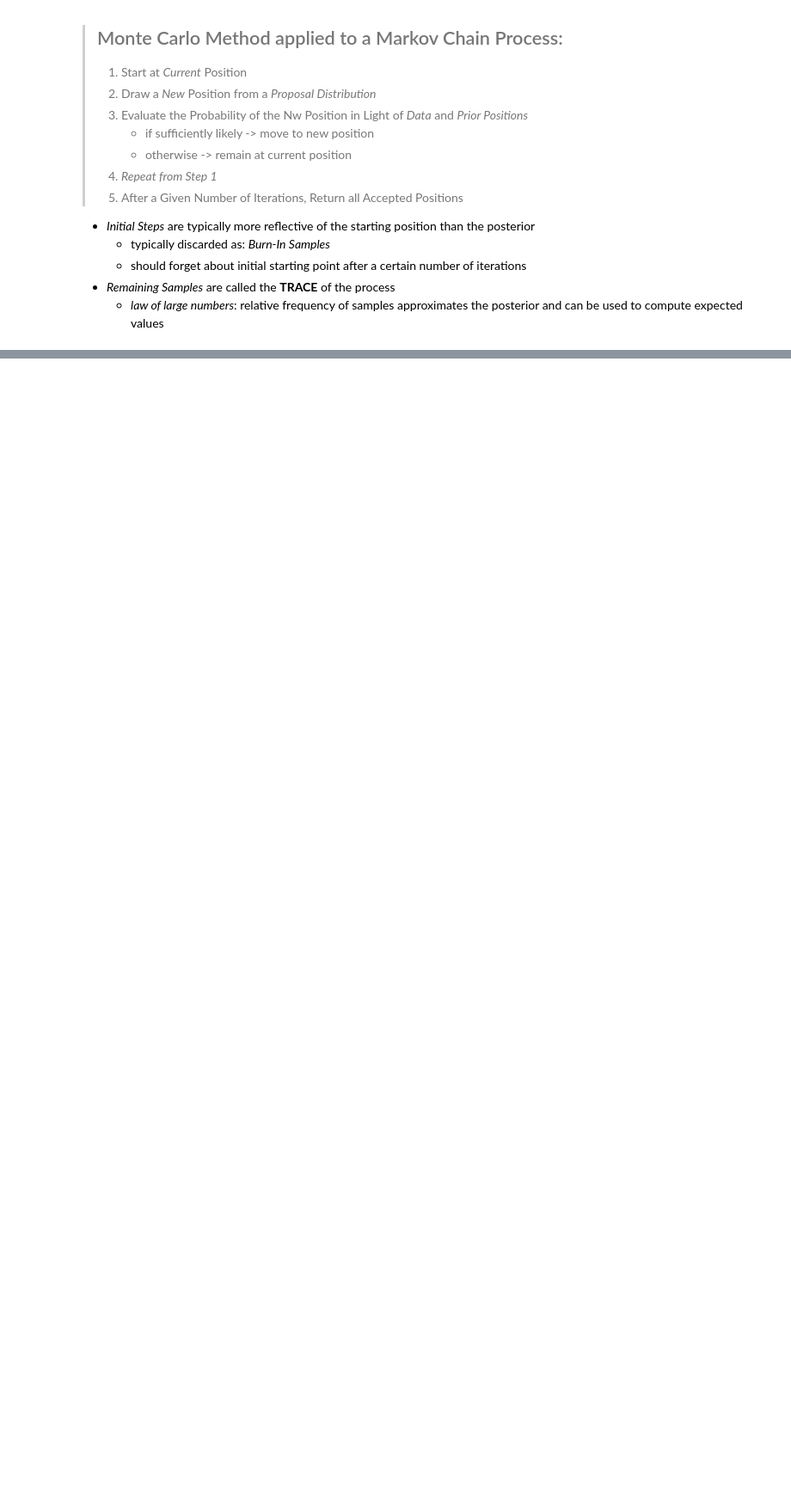
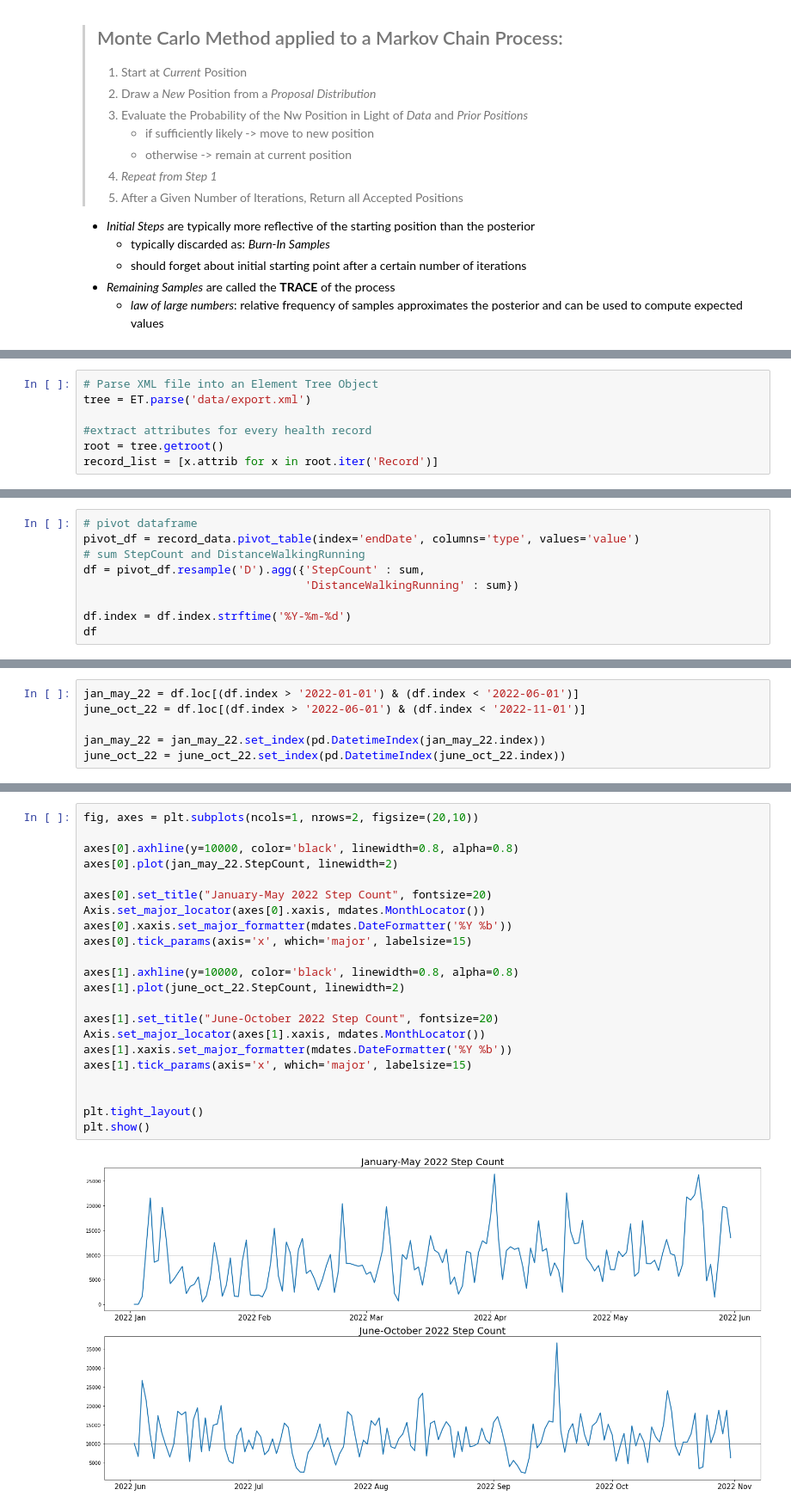
Before and after one commit to bridaniels/ML_Trading_2ndEd, a Jupyter notebook: P2_ML_trading_fundamentals/10_bayesian_ML/06_markov_chain_monte_carlo.ipynb, the cells around one changed output, grey strips where cells are left out. Shown at 86% size. Drawn from its saved outputs; the diff is of its cells as text; blank space fills up the shorter version.

Commit message:
10 apple health data

```diff
--- a/P2_ML_trading_fundamentals/10_bayesian_ML/06_markov_chain_monte_carlo.ipynb
+++ b/P2_ML_trading_fundamentals/10_bayesian_ML/06_markov_chain_monte_carlo.ipynb
@@ -45,0 +72,7 @@
+# %%
+# Parse XML file into an Element Tree Object
+tree = ET.parse('data/export.xml')
+
+#extract attributes for every health record
+root = tree.getroot()
+record_list = [x.attrib for x in root.iter('Record')]
@@ -45,0 +105,9 @@
+# %%
+# pivot dataframe
+pivot_df = record_data.pivot_table(index='endDate', columns='type', values='value')
+# sum StepCount and DistanceWalkingRunning
+df = pivot_df.resample('D').agg({'StepCount' : sum,
+                                 'DistanceWalkingRunning' : sum})
+
+df.index = df.index.strftime('%Y-%m-%d')
+df
@@ -45,0 +168,6 @@
+# %%
+jan_may_22 = df.loc[(df.index > '2022-01-01') & (df.index < '2022-06-01')]
+june_oct_22 = df.loc[(df.index > '2022-06-01') & (df.index < '2022-11-01')]
+
+jan_may_22 = jan_may_22.set_index(pd.DatetimeIndex(jan_may_22.index))
+june_oct_22 = june_oct_22.set_index(pd.DatetimeIndex(june_oct_22.index))
@@ -45,0 +177,24 @@
+# %%
+fig, axes = plt.subplots(ncols=1, nrows=2, figsize=(20,10))
+
+axes[0].axhline(y=10000, color='black', linewidth=0.8, alpha=0.8)
+axes[0].plot(jan_may_22.StepCount, linewidth=2)
+
+axes[0].set_title("January-May 2022 Step Count", fontsize=20)
+Axis.set_major_locator(axes[0].xaxis, mdates.MonthLocator())
+axes[0].xaxis.set_major_formatter(mdates.DateFormatter('%Y %b'))
+axes[0].tick_params(axis='x', which='major', labelsize=15)
+
+axes[1].axhline(y=10000, color='black', linewidth=0.8, alpha=0.8)
+axes[1].plot(june_oct_22.StepCount, linewidth=2)
+
+axes[1].set_title("June-October 2022 Step Count", fontsize=20)
+Axis.set_major_locator(axes[1].xaxis, mdates.MonthLocator())
+axes[1].xaxis.set_major_formatter(mdates.DateFormatter('%Y %b'))
+axes[1].tick_params(axis='x', which='major', labelsize=15)
+
+
+plt.tight_layout()
+plt.show()
+# %% [output]
+[figure, added]
```
Also changed, not shown: parts of 11 cells of this notebook, 6 other files.
